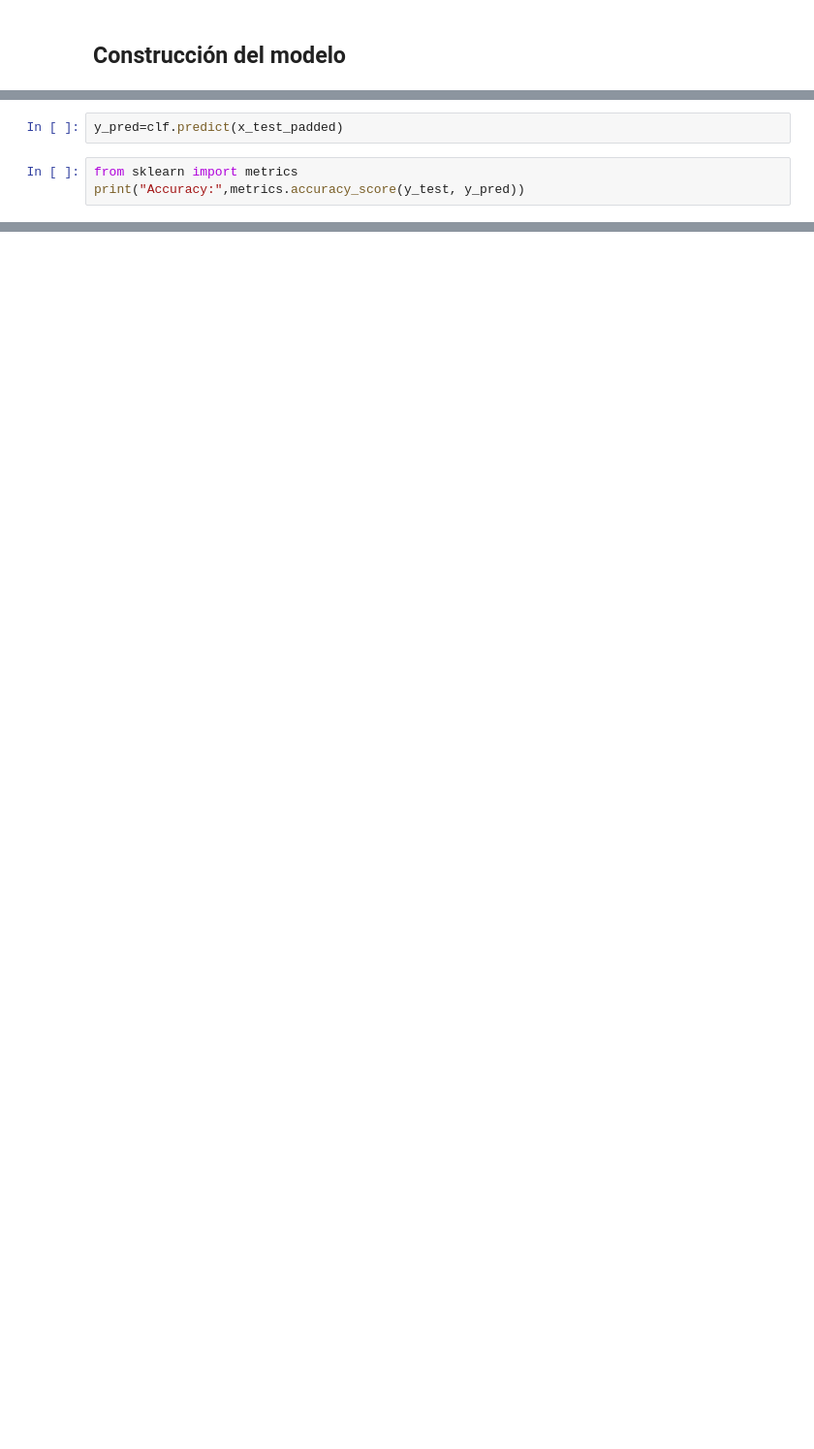
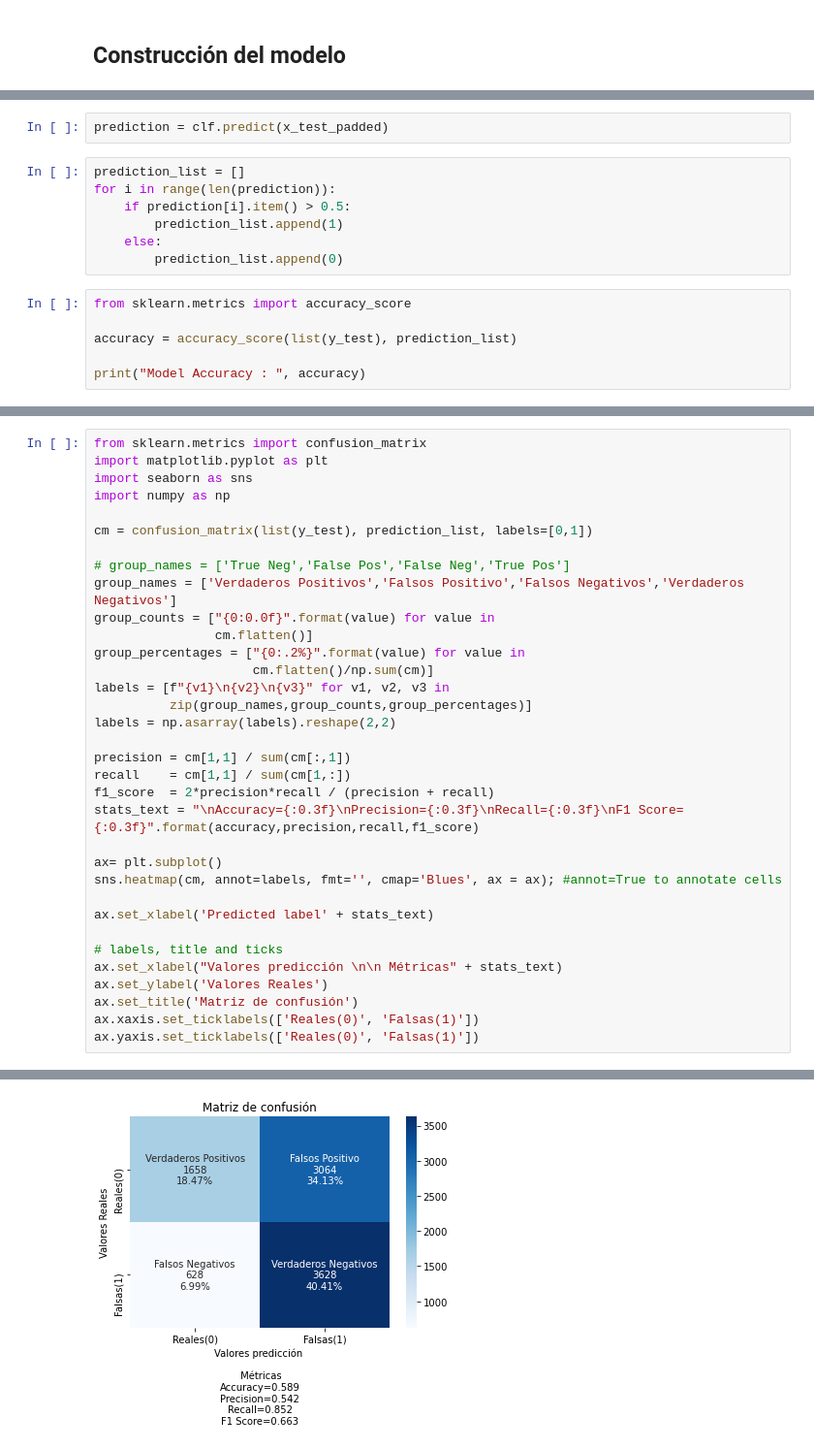
Before and after one commit to fake-news-unal/fake-news, a Jupyter notebook: modelos/Modelo_Naive_Bayes.ipynb, the cells around one changed output, grey strips where cells are left out. Shown: that part at 97% size. Saved outputs shown, nothing was run; the diff lists cells and outputs as text; blank space fills up the shorter version.

Commit message:
add scores for naive bayes and k-means

```diff
--- a/modelos/Modelo_Naive_Bayes.ipynb
+++ b/modelos/Modelo_Naive_Bayes.ipynb
@@ -82,7 +82,17 @@ Wall time: 16.5 ms
 GaussianNB()
 # %%
-y_pred=clf.predict(x_test_padded)
+prediction = clf.predict(x_test_padded)
+# %%
+prediction_list = []
+for i in range(len(prediction)):
+    if prediction[i].item() > 0.5:
+        prediction_list.append(1)
+    else:
+        prediction_list.append(0)
 # %%
-from sklearn import metrics
-print("Accuracy:",metrics.accuracy_score(y_test, y_pred))
+from sklearn.metrics import accuracy_score
+
+accuracy = accuracy_score(list(y_test), prediction_list)
+
+print("Model Accuracy : ", accuracy)
 # %% [output]
@@ -89,0 +100,35 @@ Accuracy: 0.5910913140311804
+# %%
+from sklearn.metrics import confusion_matrix
+import matplotlib.pyplot as plt
+import seaborn as sns
+import numpy as np
+
+cm = confusion_matrix(list(y_test), prediction_list, labels=[0,1])
+
+# group_names = ['True Neg','False Pos','False Neg','True Pos']
+group_names = ['Verdaderos Positivos','Falsos Positivo','Falsos Negativos','Verdaderos Negativos']
+group_counts = ["{0:0.0f}".format(value) for value in
+                cm.flatten()]
+group_percentages = ["{0:.2%}".format(value) for value in
+                     cm.flatten()/np.sum(cm)]
+labels = [f"{v1}\n{v2}\n{v3}" for v1, v2, v3 in
+          zip(group_names,group_counts,group_percentages)]
+labels = np.asarray(labels).reshape(2,2)
+
+precision = cm[1,1] / sum(cm[:,1])
+recall    = cm[1,1] / sum(cm[1,:])
+f1_score  = 2*precision*recall / (precision + recall)
+stats_text = "\nAccuracy={:0.3f}\nPrecision={:0.3f}\nRecall={:0.3f}\nF1 Score={:0.3f}".format(accuracy,precision,recall,f1_score)
+
+ax= plt.subplot()
+sns.heatmap(cm, annot=labels, fmt='', cmap='Blues', ax = ax); #annot=True to annotate cells
+
+ax.set_xlabel('Predicted label' + stats_text)
+
+# labels, title and ticks
+ax.set_xlabel("Valores predicción \n\n Métricas" + stats_text)
+ax.set_ylabel('Valores Reales')
+ax.set_title('Matriz de confusión')
+ax.xaxis.set_ticklabels(['Reales(0)', 'Falsas(1)'])
+ax.yaxis.set_ticklabels(['Reales(0)', 'Falsas(1)'])
+# %% [output]
@@ -89,0 +136 @@ Accuracy: 0.5910913140311804
+[figure, added]
```
Also changed, not shown: parts of 7 cells of this notebook, 1 other file.
